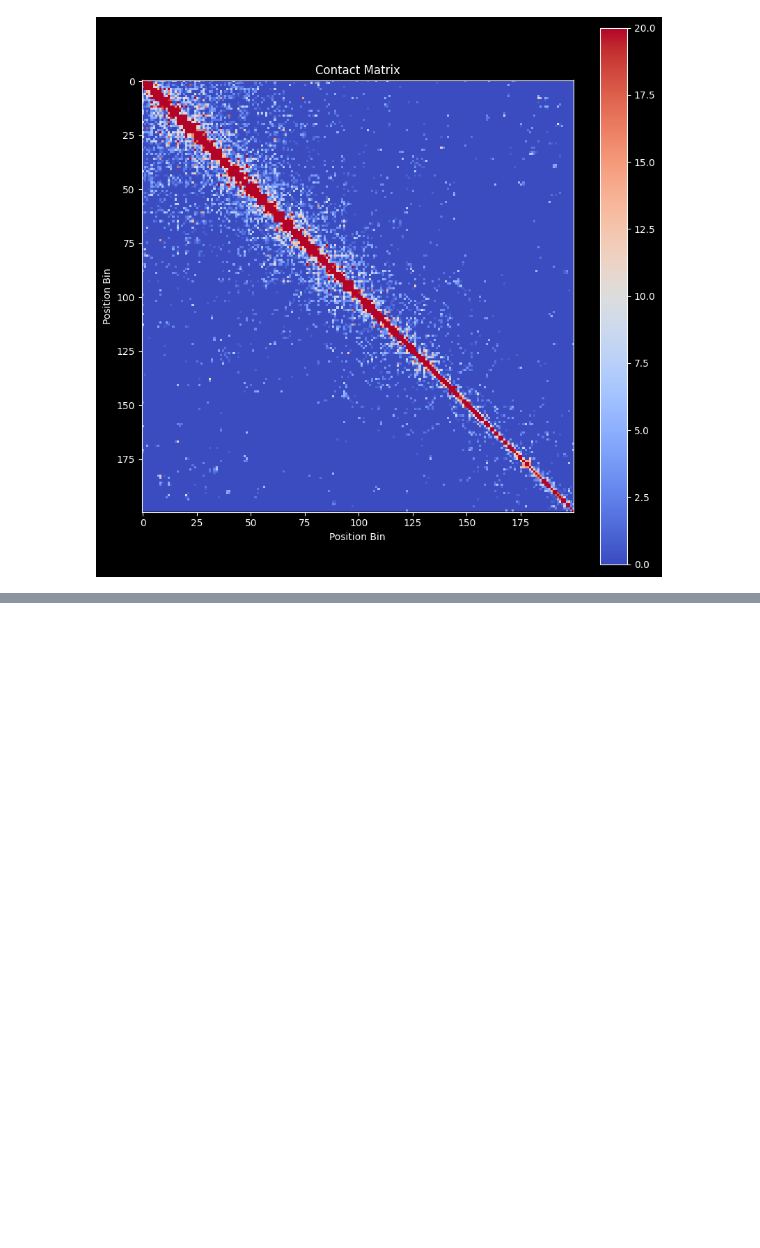
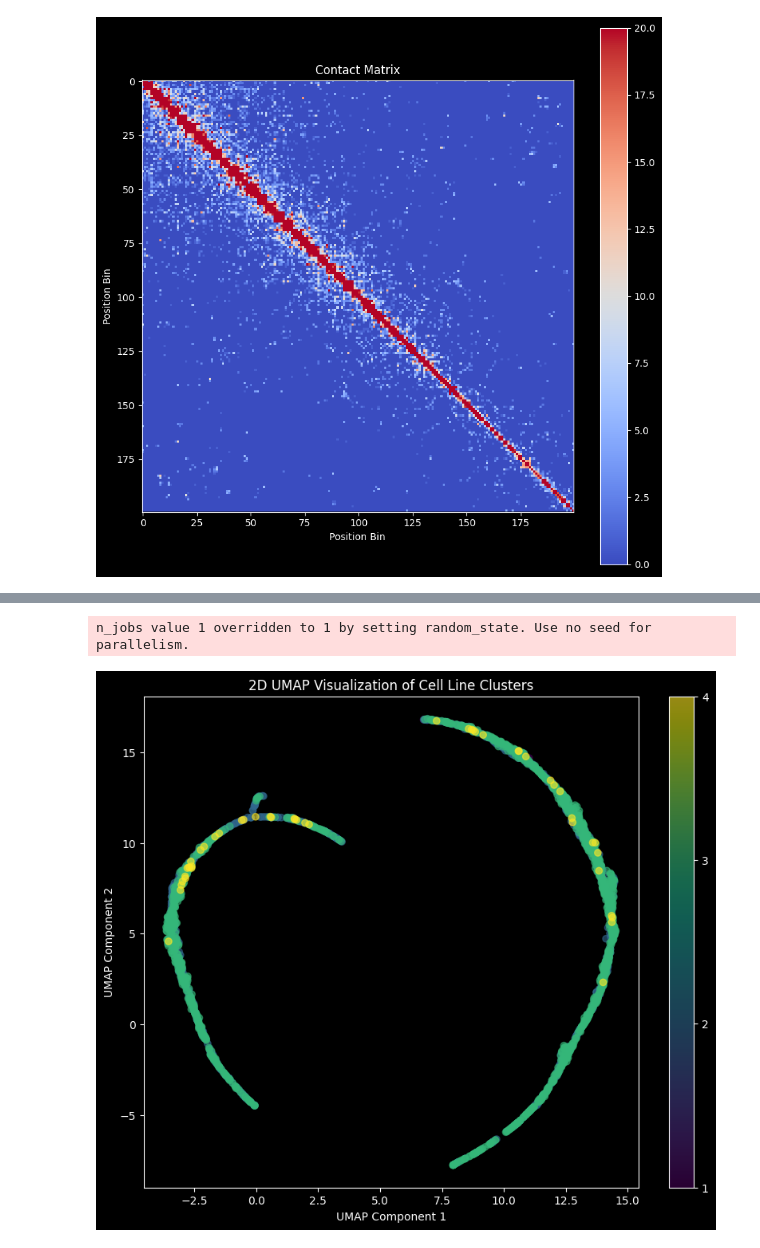
Before and after one commit to HaochongYANG/dna_heterogeneity, a Jupyter notebook: analysis.ipynb, the cells around one changed output, grey strips where cells are left out. Cells and saved outputs as stored; diff of their text form; code cells hidden in the pictures; blank space fills up the shorter version.

Commit message:
added tSNE & UMAP

```diff
--- a/analysis.ipynb
+++ b/analysis.ipynb
@@ -353,0 +431,20 @@ visualize(augmented_matrices_Hela[2], 20)
+# %%
+# Convert to NumPy arrays and ensure correct data types
+all_matrices = np.array(all_matrices).astype(np.float64)
+labels = np.array(labels).astype(np.int64)
+
+# Apply UMAP with 2 components
+umap_2d = umap.UMAP(n_components=2, random_state=42)
+umap_results_2d = umap_2d.fit_transform(all_matrices)
+
+# 2D Visualization
+plt.figure(figsize=(10, 8))
+scatter = plt.scatter(umap_results_2d[:, 0], umap_results_2d[:, 1], c=labels, cmap='viridis', alpha=0.6)
+plt.colorbar(scatter, ticks=[1, 2, 3, 4])
+plt.title('2D UMAP Visualization of Cell Line Clusters')
+plt.xlabel('UMAP Component 1')
+plt.ylabel('UMAP Component 2')
+plt.show()
+# %% [output]
+n_jobs value 1 overridden to 1 by setting random_state. Use no seed for parallelism.
+[figure, added]
```
Also changed, not shown: parts of 9 cells of this notebook, 1 other file.
